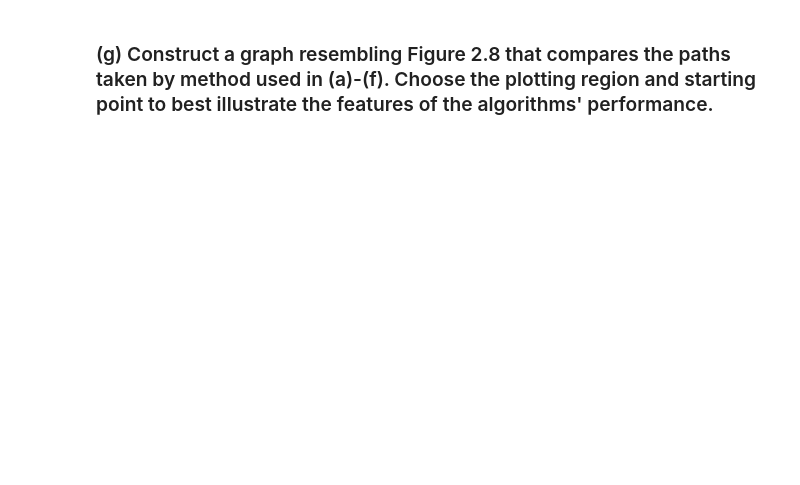
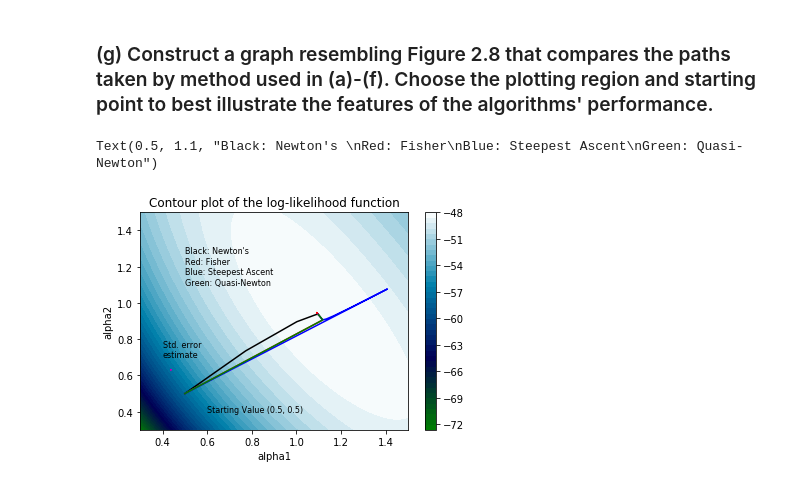
Before and after one commit to hollybossart/MATH472-HW4, a Jupyter notebook: Bossart_HW4.ipynb, the cells around one changed output. Cells and saved outputs as stored; diff of their text form; code cells hidden in the pictures; blank space fills up the shorter version.

```diff
--- a/Bossart_HW4.ipynb
+++ b/Bossart_HW4.ipynb
@@ -285,9 +290,12 @@ Using method of steepest ascent with 100 iterations to estimate $\mathbf\alpha$.
 ### (f) Apply quasi-Newton optimization with the Hessian approximation update given in (2.49). Compare performance with and without step-halving.
 # %%
 m = -fisher(0.5, 0.5)
+quasi1 = []
+quasi2 = []
 def update_hessian(alpha0, alpha1, m, max_iterations):
     num_iter = 0
-    alph_list = [alpha0, alpha1]
+    quasi1.append(alpha0[0])
+    quasi2.append(alpha1[0])
 
     while num_iter < max_iterations:
         z = alpha1 - alpha0
@@ -304,14 +312,17 @@ def update_hessian(alpha0, alpha1, m, max_iterations):
 
         temp = alpha1
         alpha1 = alpha0 - np.dot(inv(m), llprime(alpha0[0], alpha0[1]))
-        alph_list.append(alpha1)
+        quasi1.append(alpha0[0])
+        quasi2.append(alpha0[1])
         alpha0 = temp
         num_iter += 1
 
-    return alph_list
+    return
 
 startalpha = np.asarray([0.5, 0.5]).reshape((2,1))
-# update_hessian(startalpha,startalpha, m, 30) this will print everything
+update_hessian(startalpha,startalpha, m, 10)
+quasi1 = np.asarray(quasi1).reshape((11,1))
+quasi2 = np.asarray(quasi2).reshape((11,1))
 # %% [markdown]
 ### (f) solution
 # %% [markdown]
@@ -329,33 +344,42 @@ Using 30 iterations of the Quasi-Newton method with a starting $M^{(0)} = -I(\al
 # %%
 import warnings
 warnings.filterwarnings('ignore')
-alpha_0_plot = np.linspace(0, 3, 100)
-alpha_1_plot = np.linspace(0, 3, 100)
+alpha_0_plot = np.linspace(0.3, 1.5, 100)
+alpha_1_plot = np.linspace(0.3, 1.5, 100)
 # make a meshgrid
 a_0, a_1 = np.meshgrid(alpha_0_plot, alpha_1_plot)
 
 Zmesh = np.zeros((a_0.shape[0],a_1.shape[0]))
 alphaplot = np.asarray([0.5,0.5]).reshape((2,1))
 
 def likeli(N,b,alpha_1,alpha_2):
     total = []
     alpha = np.array([alpha_1,alpha_2]).reshape(2,1)
     for i in range(n):
         b_i = b[i].reshape((2,1))
         total.append(N[i]*np.log(alpha.T.dot(b_i)) - np.log(np.math.factorial(N[i])) - (alpha.T.dot(b_i)))
     total = np.asarray(total)
     summation = total.sum(axis=0)
     return summation
 
 for i in range(a_0.shape[0]):
     for j in range(a_1.shape[0]):
         a0 = a_0[i,j]; a1 = a_1[i,j]
         Zmesh[i,j]=likeli(N,b,a0,a1)
 
 plt.contourf(a_0,a_1,Zmesh, 40, cmap='ocean')
 plt.colorbar()
 plt.plot(newts[:,0],newts[:,1],'k-')
 plt.plot(fish[:,0],fish[:,1],'r-')
+plt.plot(alpha1_se, alpha2_se, 'm-')
+plt.plot(steep1, steep2, 'b-')
+plt.plot(quasi1, quasi2, 'g')
 plt.title('Contour plot of the log-likelihood function')
 plt.xlabel('alpha1')
 plt.ylabel('alpha2')
+plt.annotate('Starting Value (0.5, 0.5)', (0.6,0.4), fontsize=8)
+plt.annotate('Std. error \nestimate', (0.4, 0.7), fontsize=8)
+plt.annotate('Black: Newton\'s \nRed: Fisher\nBlue: Steepest Ascent\nGreen: Quasi-Newton', (0.5, 1.1), fontsize=8 )
+# %% [output]
+Text(0.5, 1.1, "Black: Newton's \nRed: Fisher\nBlue: Steepest Ascent\nGreen: Quasi-Newton")
+[figure, added]
```
Also changed, not shown: parts of 7 cells of this notebook, 1 other file.
